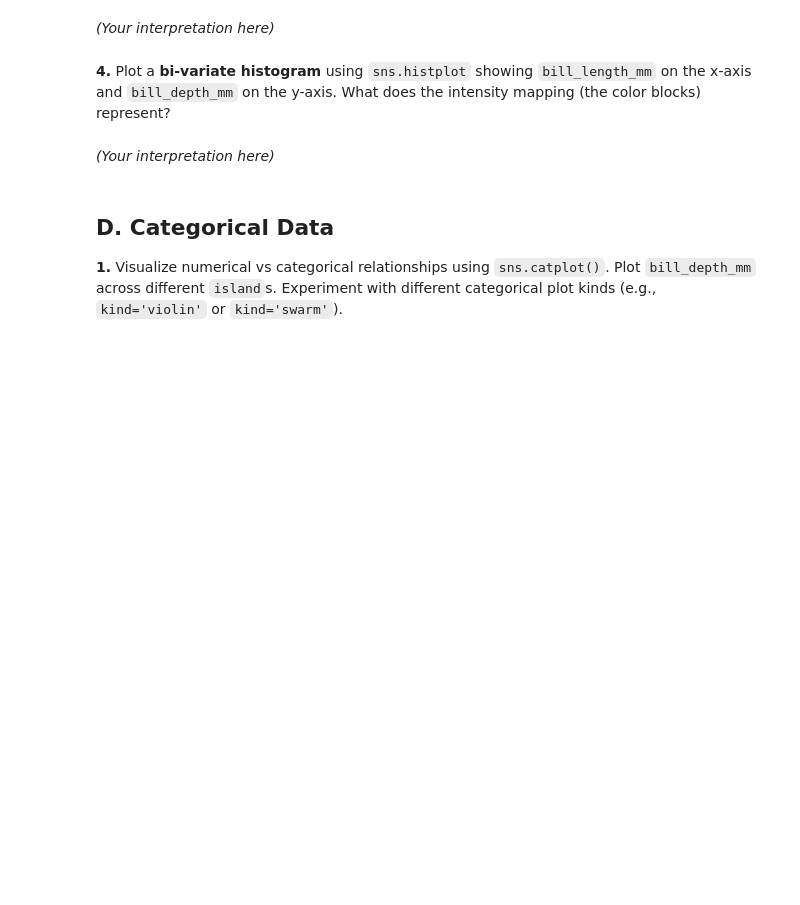
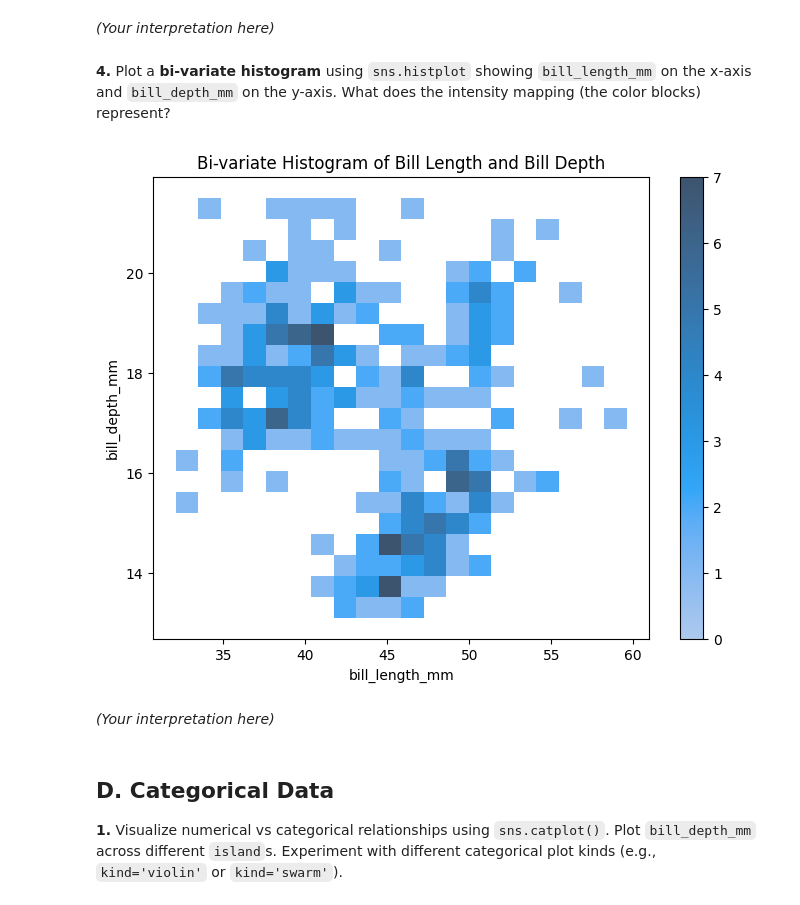
Before and after one commit to lamaalfreah/AAI, a Jupyter notebook: student/c2/Exercise-M3-3.2.ipynb, the cells around one changed output. Cells and saved outputs as stored; diff of their text form; code cells hidden in the pictures; blank space fills up the shorter version.

```diff
--- a/student/c2/Exercise-M3-3.2.ipynb
+++ b/student/c2/Exercise-M3-3.2.ipynb
@@ -119,3 +132,16 @@ plt.show()
+# %%
+plt.figure(figsize=(8, 6))
+sns.histplot(
+    data=df,
+    x="bill_length_mm",
+    y="bill_depth_mm",
+    bins=20,
+    cbar=True
+)
+plt.title("Bi-variate Histogram of Bill Length and Bill Depth")
+plt.show()
+# %% [output]
+[figure, added]
 # %% [markdown]
 
 
```
Also changed, not shown: parts of 7 cells of this notebook.
